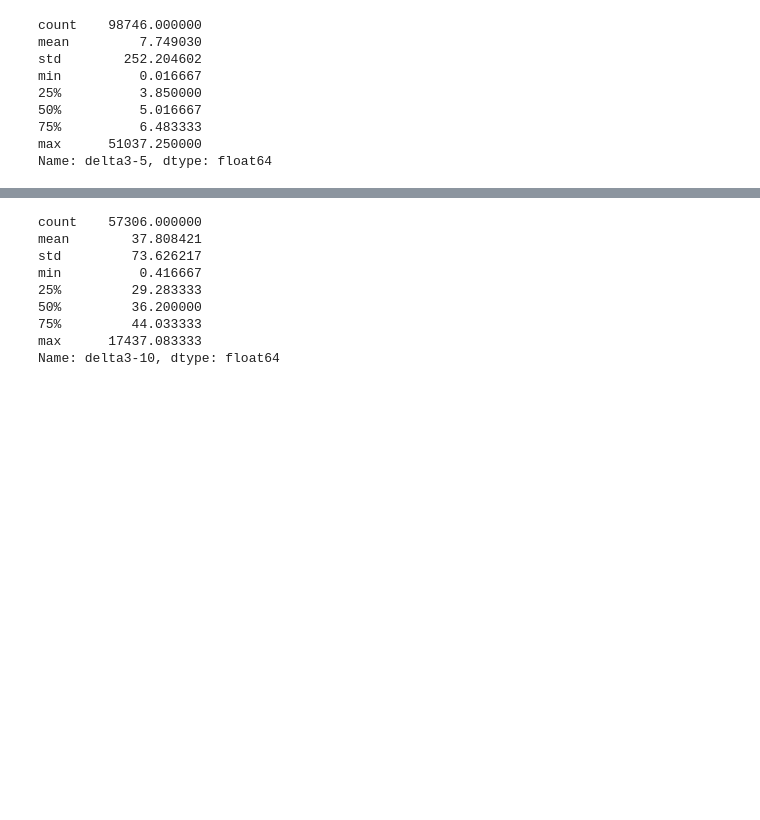
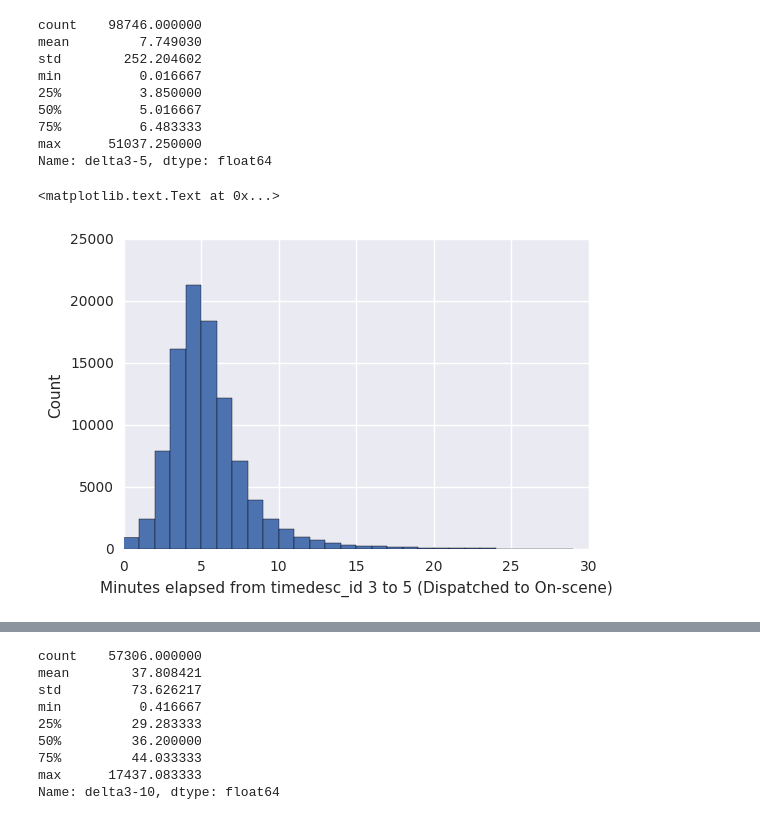
Before and after one commit to sky-t/hack-or-emergency-response, a Jupyter notebook: Fire Dispatch EDA.ipynb, the cells around one changed output, grey strips where cells are left out. Cells and saved outputs as stored; diff of their text form; code cells hidden in the pictures; blank space fills up the shorter version.

Commit message:
Update Fire Dispatch EDA

```diff
--- a/Fire Dispatch EDA.ipynb
+++ b/Fire Dispatch EDA.ipynb
@@ -295,3 +281,10 @@ min          0.016667
 75%          6.483333
 max      51037.250000
 Name: delta3-5, dtype: float64
+# %%
+clean3_5.hist(bins=range(0,30,1))
+plt.xlabel('Minutes elapsed from timedesc_id 3 to 5 (Dispatched to On-scene)')
+plt.ylabel('Count')
+# %% [output]
+<matplotlib.text.Text at 0x...>
+[figure, added]
```
Also changed, not shown: parts of 4 cells of this notebook.
